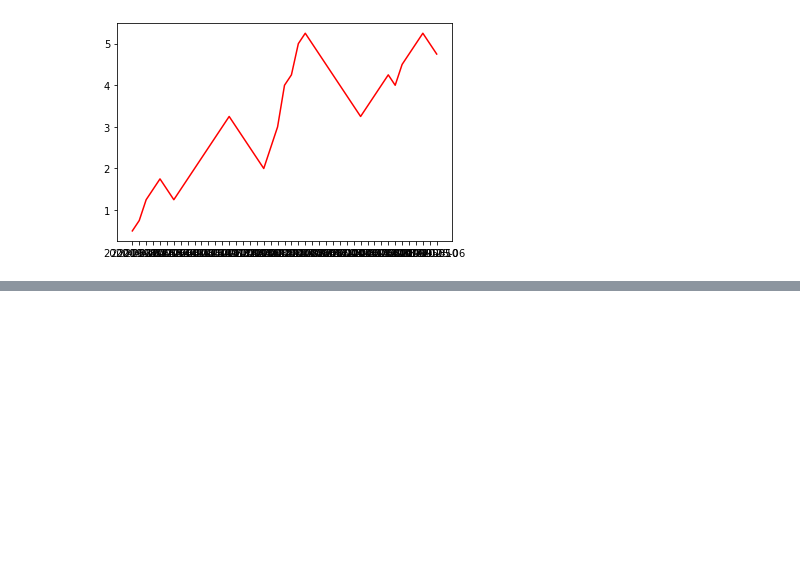
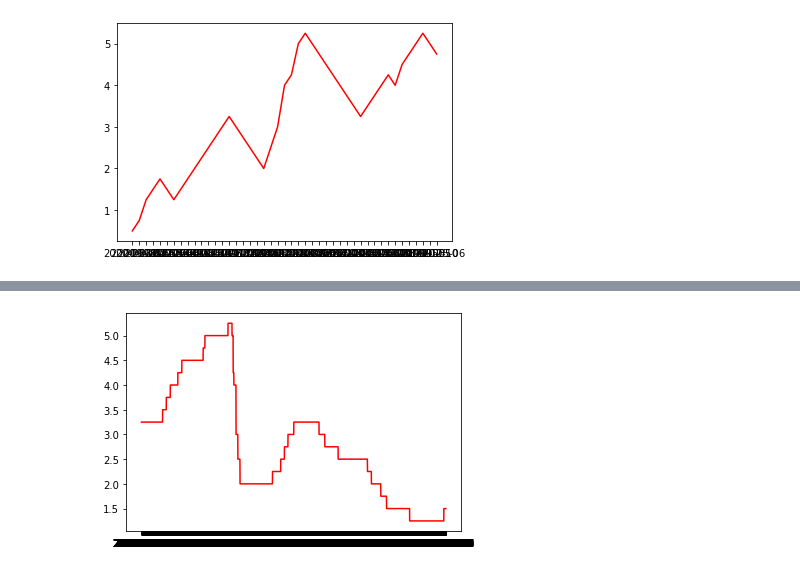
Before and after one commit to HyeonminNam/BOK4, a Jupyter notebook: bok_rate_graph.ipynb, the cells around one changed output, grey strips where cells are left out. Saved outputs shown, nothing was run; the diff lists cells and outputs as text; code cells hidden in the pictures; blank space fills up the shorter version.

```diff
--- a/bok_rate_graph.ipynb
+++ b/bok_rate_graph.ipynb
@@ -34,3 +34,10 @@ plt.plot(x, y, color="red")
 plt.show()
 # %% [output]
 [figure]
+# %%
+# 기준금리데이터가 2004년 11월 11일, 2005년 10월 11일 데이터가 있어서 2005년 1월 1일부터의 데이터를 만들어주기위해 20041111부터 시작.
+dt_index = pd.date_range(start='20041111', end='20171231')
+dt_list = dt_index.strftime("%Y-%m-%d").tolist()
+
+mk_bok_rate = pd.DataFrame(dt_list ,columns = ['date'])
+mk_bok_rate
@@ -36,0 +58,3 @@ plt.show()
+# %%
+mk_bok_rate = pd.merge(mk_bok_rate,bok_rate, on='date',how='left')
+mk_bok_rate
@@ -36,0 +75,7 @@ plt.show()
+# %%
+mk_bok_rate = mk_bok_rate.replace(np.nan, 0)
+
+for i in range(len(mk_bok_rate)):
+    if mk_bok_rate['bok_rate'][i] == 0:
+        mk_bok_rate['bok_rate'][i] = mk_bok_rate['bok_rate'][i-1]
+mk_bok_rate
@@ -36,0 +100,8 @@ plt.show()
+# %%
+mk_bok_rate_x = mk_bok_rate['date']
+mk_bok_rate_y = mk_bok_rate['bok_rate']
+
+plt.plot(mk_bok_rate_x, mk_bok_rate_y, color="red")
+plt.show()
+# %% [output]
+[figure, added]
```
Also changed, not shown: parts of 4 cells of this notebook.
